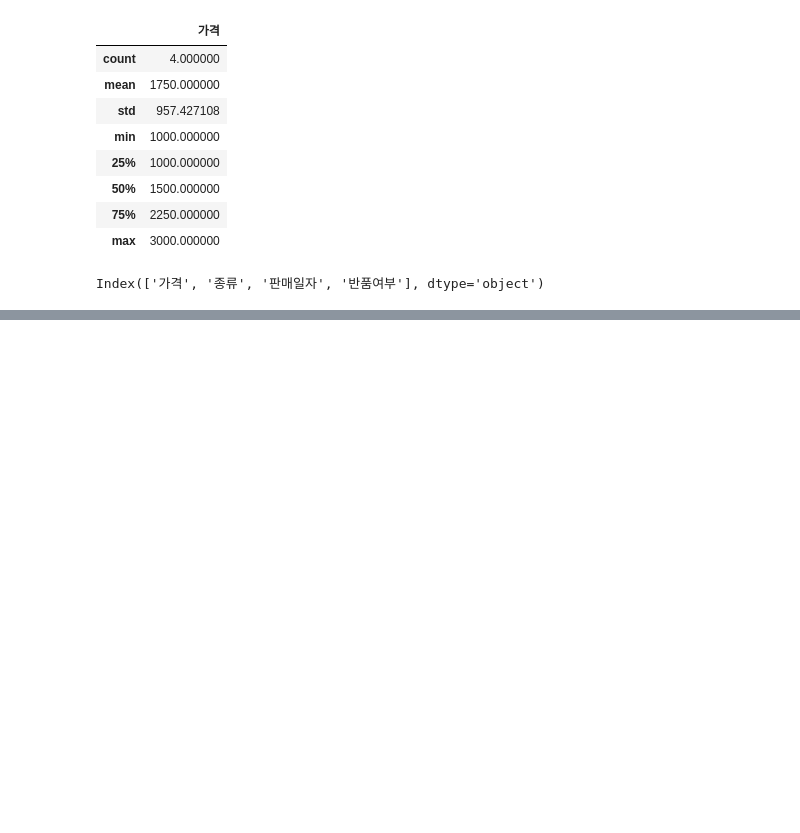
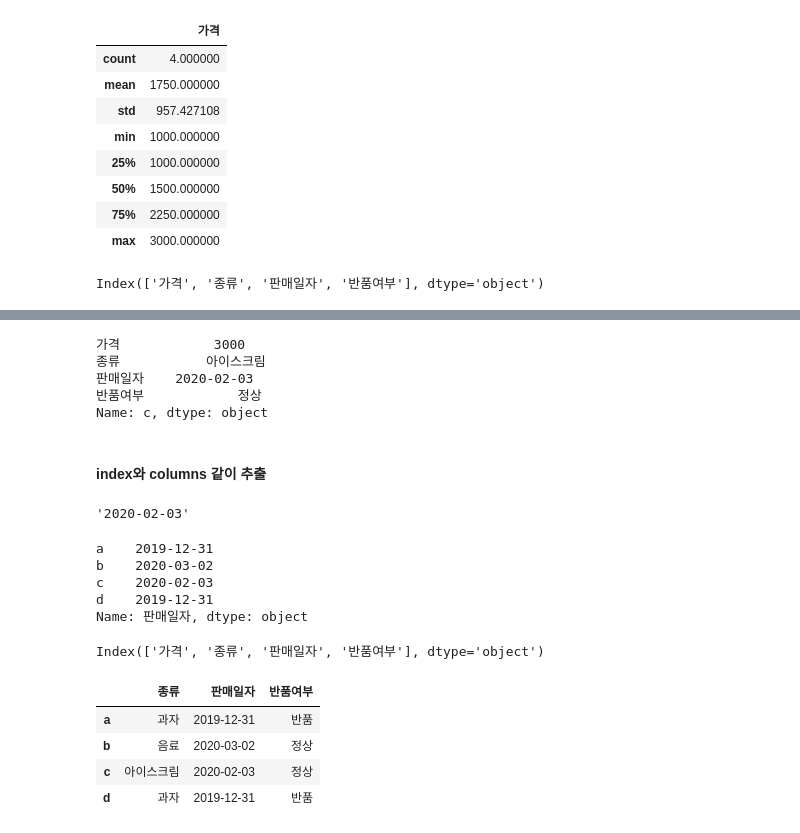
Before and after one commit to btg1631/study_data_analytics, a Jupyter notebook: docs/pandas/pandas_DataFrame.ipynb, the cells around one changed output, grey strips where cells are left out. Cells and saved outputs as stored; diff of their text form; code cells hidden in the pictures; blank space fills up the shorter version.

```diff
--- a/docs/pandas/pandas_DataFrame.ipynb
+++ b/docs/pandas/pandas_DataFrame.ipynb
@@ -124,0 +165,35 @@ df_saledays['종류'].unique, df_saledays['반품여부'].unique
+# %%
+df_saledays.iloc[2]
+df_saledays.loc['c']
+# %% [output]
+가격            3000
+종류           아이스크림
+판매일자    2020-02-03
+반품여부            정상
+Name: c, dtype: object
+# %% [markdown]
+#### index와 columns 같이 추출
+# %%
+df_saledays.loc['c', '판매일자']  # indexes, columns
+# %% [output]
+'2020-02-03'
+# %%
+df_saledays.loc[:, '판매일자']  # indexes, columns
+# %% [output]
+a    2019-12-31
+b    2020-03-02
+c    2020-02-03
+d    2019-12-31
+Name: 판매일자, dtype: object
+# %%
+df_saledays.columns
+# %% [output]
+Index(['가격', '종류', '판매일자', '반품여부'], dtype='object')
+# %%
+df_saledays.loc[:, '종류':]
+# %% [output]
+|  | 종류 | 판매일자 | 반품여부 |
+| a | 과자 | 2019-12-31 | 반품 |
+| b | 음료 | 2020-03-02 | 정상 |
+| c | 아이스크림 | 2020-02-03 | 정상 |
+| d | 과자 | 2019-12-31 | 반품 |
```
Also changed, not shown: parts of 22 cells of this notebook.
